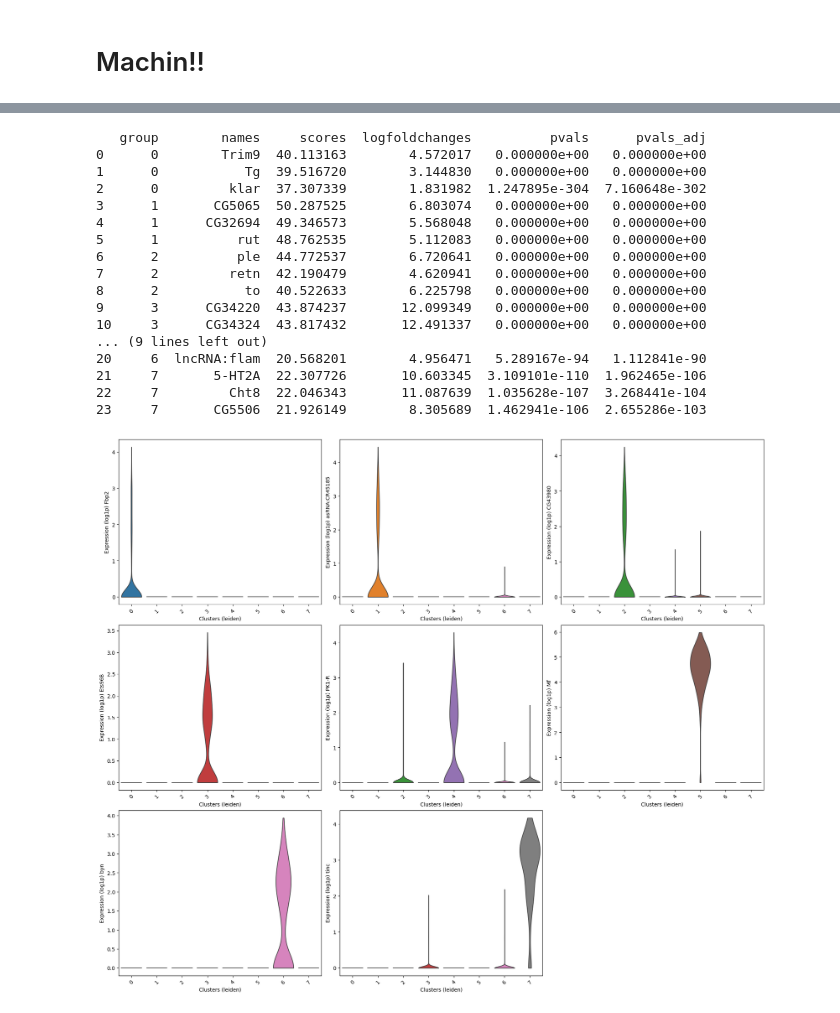
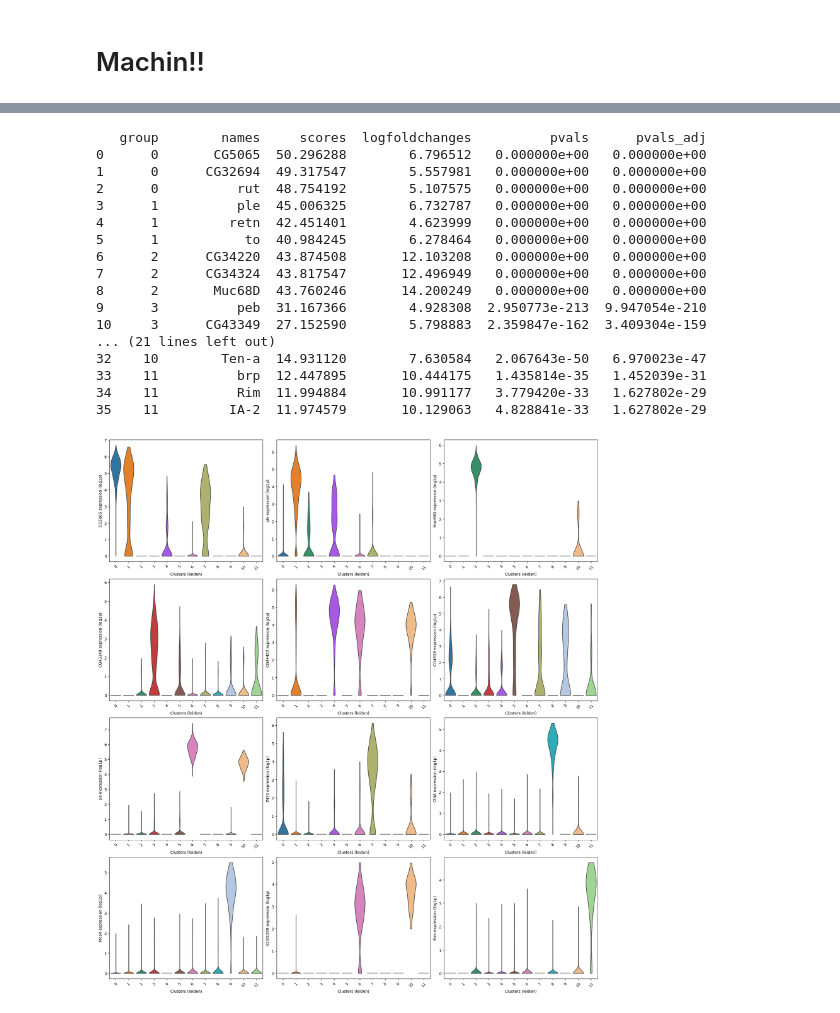
Before and after one commit to Eldnir/scBIO-gut, a Jupyter notebook: Machin.ipynb, the cells around one changed output, grey strips where cells are left out. Drawn from its saved outputs; the diff is of its cells as text; code cells hidden in the pictures.

```diff
--- a/Machin.ipynb
+++ b/Machin.ipynb
@@ -92,6 +91,12 @@ sc.pl.violin(data, ["n_genes_by_counts", "total_counts"], multi_panel=True)
 #normalizing the data
 sc.pp.normalize_total(data,target_sum=10000)
 sc.pp.log1p(data)
+# %%
+data.raw = data.copy()   # to then normalize and scale data for PCA/clustering
+
+sc.pp.highly_variable_genes(data, n_top_genes=2000)
+data = data[:, data.var.highly_variable]
+sc.pp.scale(data, max_value=10)
 # %%
 sc.tl.pca(data)
 sc.pl.pca_variance_ratio(data, n_pcs=50, log=True)
@@ -122,45 +124,46 @@ for c in clusters:
 print(result)
 # %% [output]
    group        names     scores  logfoldchanges          pvals      pvals_adj
-0      0        Trim9  40.113163        4.572017   0.000000e+00   0.000000e+00
-1      0           Tg  39.516720        3.144830   0.000000e+00   0.000000e+00
-2      0         klar  37.307339        1.831982  1.247895e-304  7.160648e-302
-3      1       CG5065  50.287525        6.803074   0.000000e+00   0.000000e+00
-4      1      CG32694  49.346573        5.568048   0.000000e+00   0.000000e+00
-5      1          rut  48.762535        5.112083   0.000000e+00   0.000000e+00
-6      2          ple  44.772537        6.720641   0.000000e+00   0.000000e+00
-7      2         retn  42.190479        4.620941   0.000000e+00   0.000000e+00
-8      2           to  40.522633        6.225798   0.000000e+00   0.000000e+00
-9      3      CG34220  43.874237       12.099349   0.000000e+00   0.000000e+00
-10     3      CG34324  43.817432       12.491337   0.000000e+00   0.000000e+00
-... (9 lines left out)
-20     6  lncRNA:flam  20.568201        4.956471   5.289167e-94   1.112841e-90
-21     7       5-HT2A  22.307726       10.603345  3.109101e-110  1.962465e-106
-22     7         Cht8  22.046343       11.087639  1.035628e-107  3.268441e-104
-23     7       CG5506  21.926149        8.305689  1.462941e-106  2.655286e-103
+0      0       CG5065  50.296288        6.796512   0.000000e+00   0.000000e+00
+1      0      CG32694  49.317547        5.557981   0.000000e+00   0.000000e+00
+2      0          rut  48.754192        5.107575   0.000000e+00   0.000000e+00
+3      1          ple  45.006325        6.732787   0.000000e+00   0.000000e+00
+4      1         retn  42.451401        4.623999   0.000000e+00   0.000000e+00
+5      1           to  40.984245        6.278464   0.000000e+00   0.000000e+00
+6      2      CG34220  43.874508       12.103208   0.000000e+00   0.000000e+00
+7      2      CG34324  43.817547       12.496949   0.000000e+00   0.000000e+00
+8      2       Muc68D  43.760246       14.200249   0.000000e+00   0.000000e+00
+9      3          peb  31.167366        4.928308  2.950773e-213  9.947054e-210
+10     3      CG43349  27.152590        5.798883  2.359847e-162  3.409304e-159
+... (21 lines left out)
+32    10        Ten-a  14.931120        7.630584   2.067643e-50   6.970023e-47
+33    11          brp  12.447895       10.444175   1.435814e-35   1.452039e-31
+34    11          Rim  11.994884       10.991177   3.779420e-33   1.627802e-29
+35    11         IA-2  11.974579       10.129063   4.828841e-33   1.627802e-29
 # %%
 ncols = 3
 nrows = (len(top_genes) + ncols - 1) // ncols
 fig, axes = plt.subplots(nrows, ncols, figsize=(18, 5 * nrows), constrained_layout=True)
 axes = axes.flatten() if hasattr(axes, "flatten") else [axes]
 
 for i, gene in enumerate(top_genes):
     sc.pl.violin(
         data,
         keys=gene,
         groupby="leiden",
         ax=axes[i],
         show=False,
         stripplot=False,
-        rotation=45
+        rotation=45,
+        use_raw=True
     )
-    axes[i].set_ylabel("Expression (log1p)" + " " +gene)
+    axes[i].set_ylabel(f"{gene} expression (log1p)")
     axes[i].set_xlabel("Clusters (leiden)")
 
 for j in range(len(top_genes), len(axes)):
     axes[j].axis("off")
 
 plt.show()
 # %% [output]
-[figure, old version]
+[figure, new version]
 # %%
```
Also changed, not shown: parts of 13 cells of this notebook.
